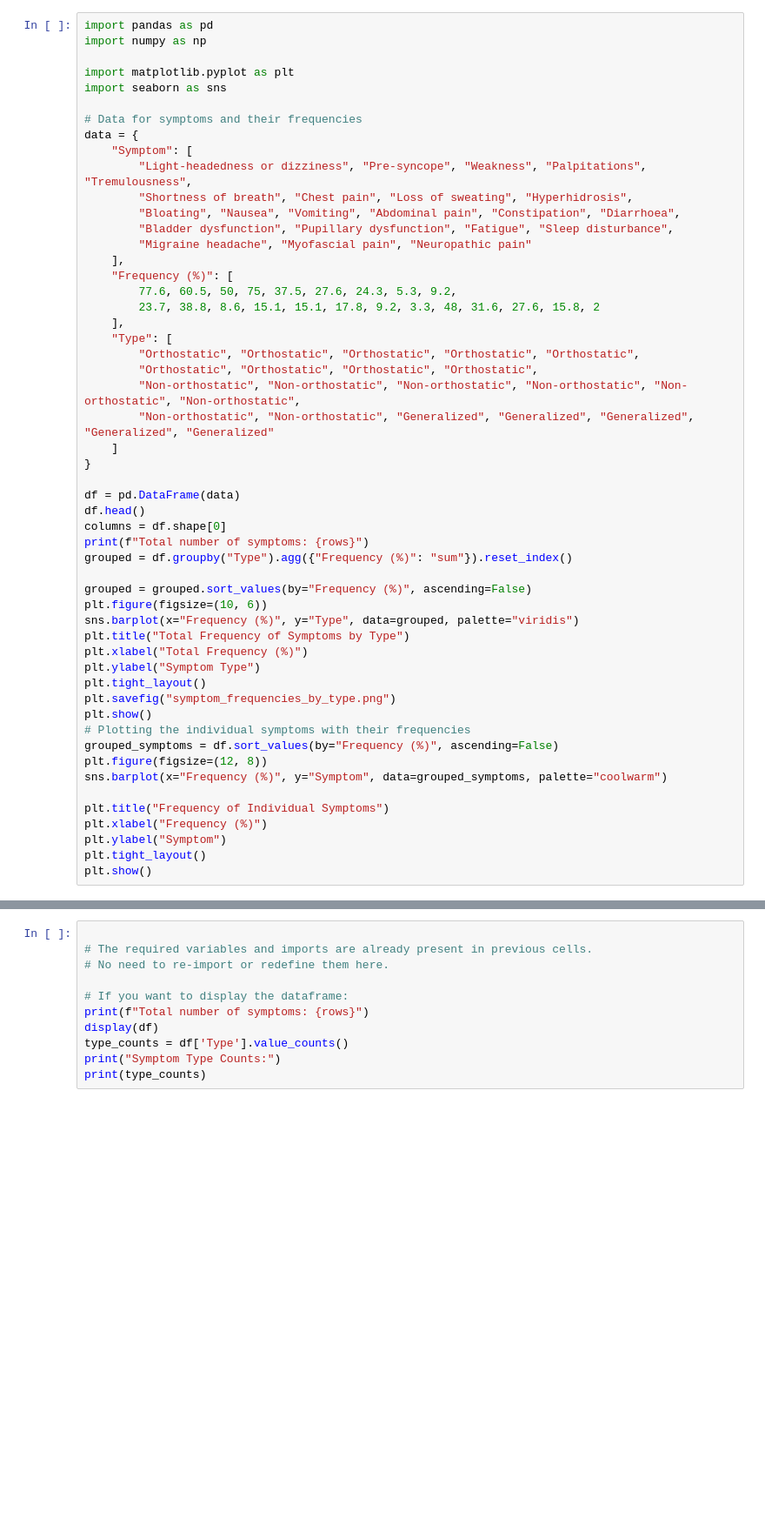
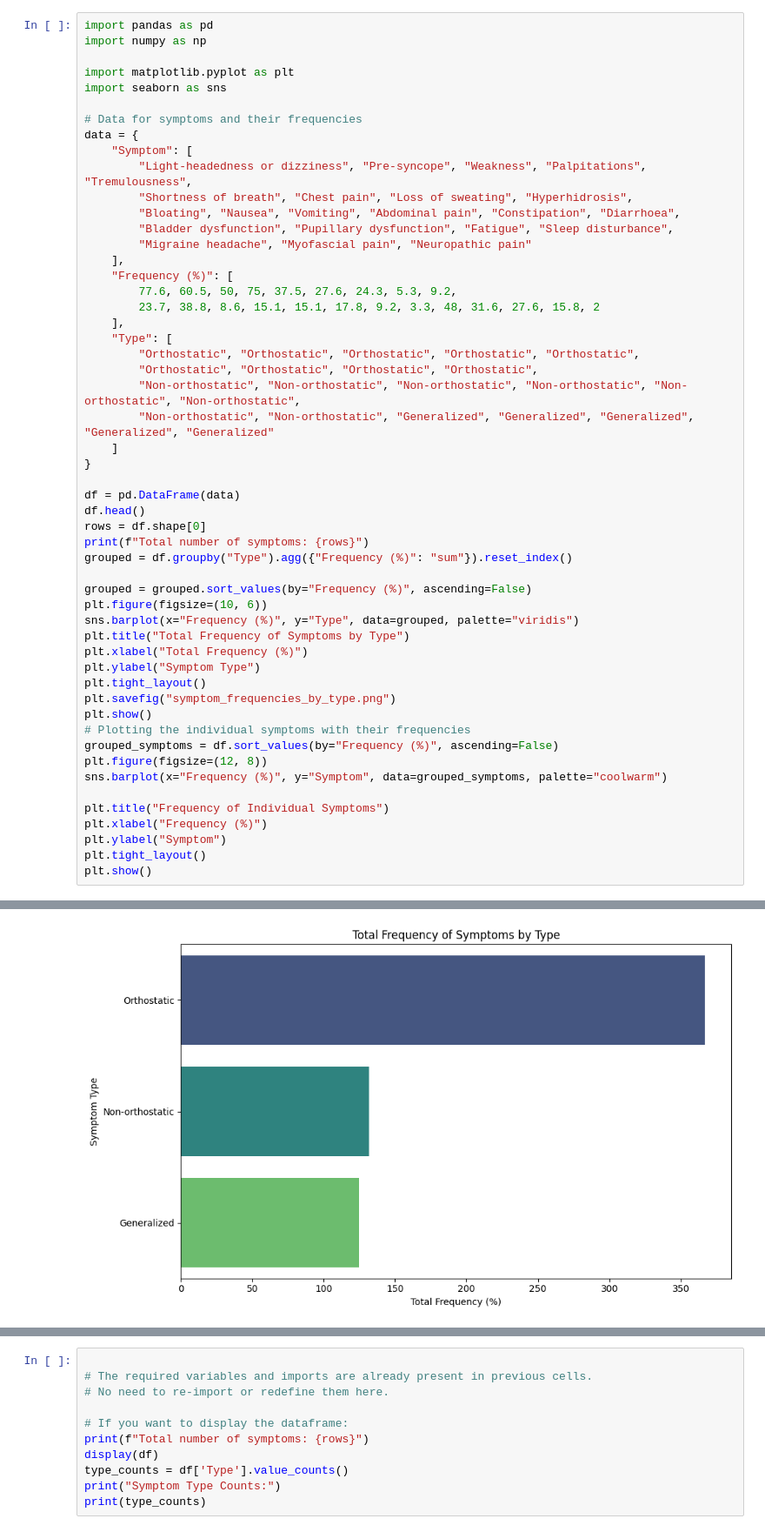
Before and after one commit to hwcurtis/POTS_captstone, a Jupyter notebook: clinical symptoms.ipynb, the cells around one changed output, grey strips where cells are left out. Shown at 87% size. Saved outputs shown, nothing was run; the diff lists cells and outputs as text; blank space fills up the shorter version.

```diff
--- a/clinical symptoms.ipynb
+++ b/clinical symptoms.ipynb
@@ -28,7 +28,7 @@ data = {
 
 df = pd.DataFrame(data)
 df.head()
-columns = df.shape[0]
+rows = df.shape[0]
 print(f"Total number of symptoms: {rows}")
 grouped = df.groupby("Type").agg({"Frequency (%)": "sum"}).reset_index()
 
@@ -51,3 +51,4 @@ plt.xlabel("Frequency (%)")
 plt.ylabel("Symptom")
 plt.tight_layout()
 plt.show()
+# %% [output]
@@ -53,0 +59 @@ plt.show()
+[figure, added]
```
Also changed, not shown: parts of 1 cell of this notebook, 4 other files.
